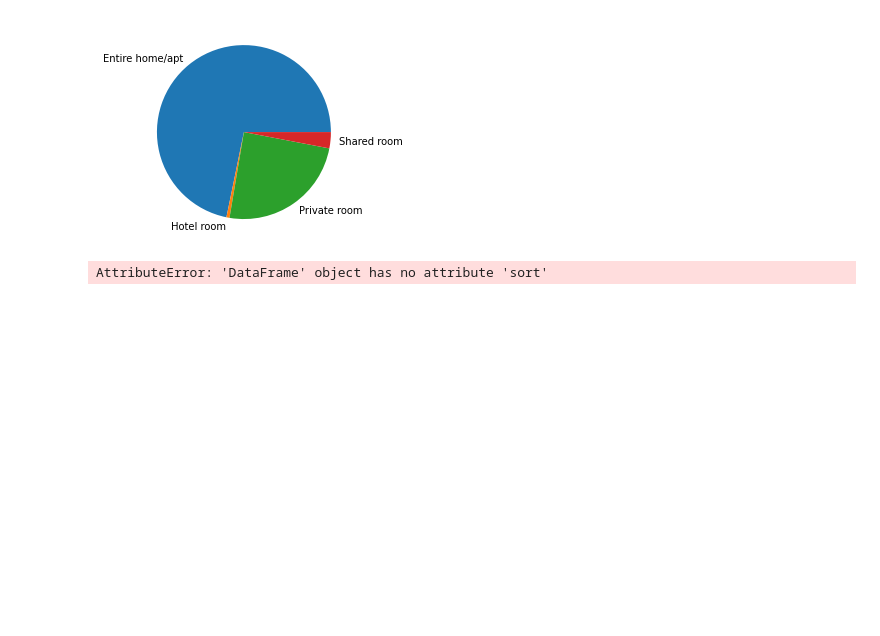
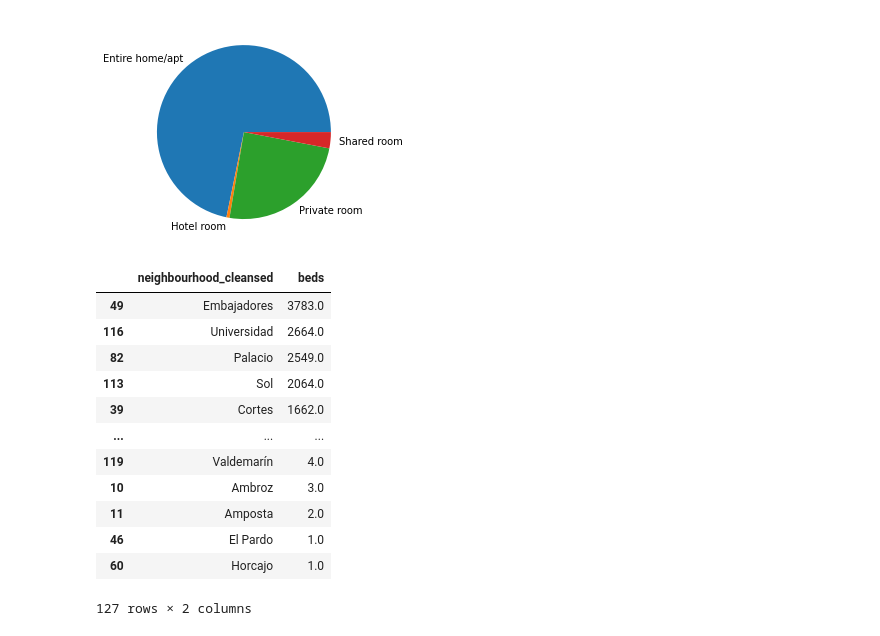
Before and after one commit to edithcmr/proyecto-portafolio_edith, a Jupyter notebook: notebooks/analisis_airbnb.ipynb, the cells around one changed output. Cells and saved outputs as stored; diff of their text form; code cells hidden in the pictures; blank space fills up the shorter version.

```diff
--- a/notebooks/analisis_airbnb.ipynb
+++ b/notebooks/analisis_airbnb.ipynb
@@ -163,7 +163,20 @@ plt.show()
 # %%
 #cuáles son los barrios que tienen mas alojamientos completos?
 barrio_completa =  barrio.groupby(barrio[barrio['room_type'] == 'Entire home/apt']['neighbourhood_cleansed']).sum()
 barrio_completa= barrio_completa['beds'].reset_index()
-barrio_completa=iento.sort_values('n', ascending=False)
+barrio_completa=barrio_completa.sort_values('beds', ascending=False)
+barrio_completa
 # %% [output]
+|  | neighbourhood_cleansed | beds |
+| 49 | Embajadores | 3783.0 |
+| 116 | Universidad | 2664.0 |
+| 82 | Palacio | 2549.0 |
+| 113 | Sol | 2064.0 |
+| 39 | Cortes | 1662.0 |
+| ... | ... | ... |
+| 119 | Valdemarín | 4.0 |
+| 10 | Ambroz | 3.0 |
+| 11 | Amposta | 2.0 |
+| 46 | El Pardo | 1.0 |
+| 60 | Horcajo | 1.0 |
-AttributeError: 'DataFrame' object has no attribute 'sort'
+127 rows × 2 columns
```
